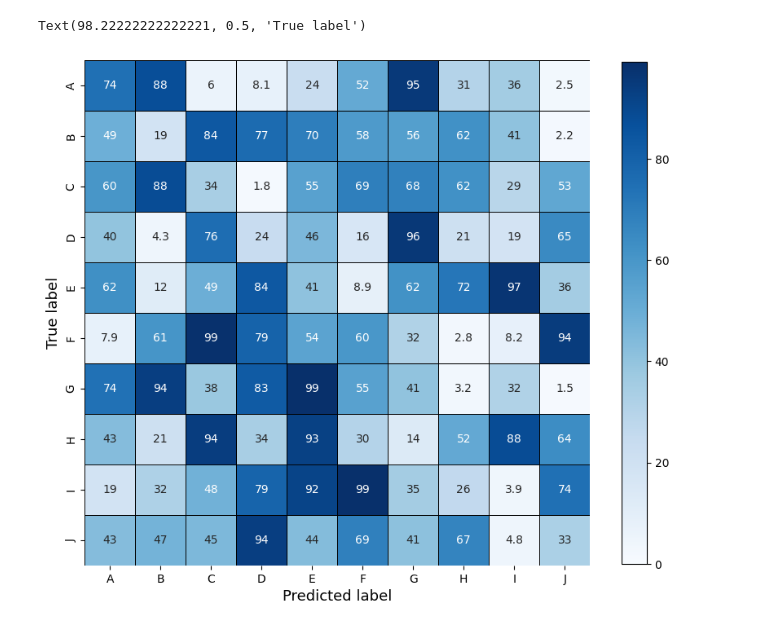
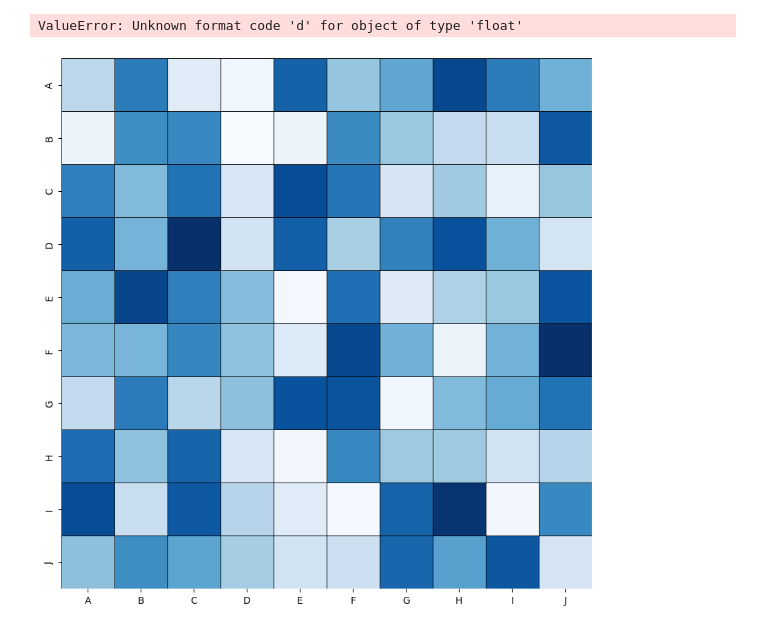
Before and after one commit to Vortex-AI-Group/Modulation-Classification-Library, a Jupyter notebook: download_datasets.ipynb, the cells around one changed output. Cells and saved outputs as stored; diff of their text form; code cells hidden in the pictures.

Commit message:
whenxuan: update the visual

```diff
--- a/download_datasets.ipynb
+++ b/download_datasets.ipynb
@@ -39,28 +39,28 @@ Text(0, 0.5, 'Classification Loss')
 # %%
 fig, ax = plt.subplots(figsize=(10, 10))
 
 from seaborn import heatmap
 
 confusion = heatmap(
     np.random.rand(10, 10) * 100,
     square=True,
     annot=True,
-    # fmt="d",
+    fmt="d",
     cmap="Blues",
     cbar=False,
     ax=ax,
     vmin=0,
     linecolor="k",
     linewidths=0.4,
     annot_kws={"size": 10},
     xticklabels=["A", "B", "C", "D", "E", "F", "G", "H", "I", "J"],
     yticklabels=["A", "B", "C", "D", "E", "F", "G", "H", "I", "J"],
 )
 cbar = confusion.figure.colorbar(
     confusion.collections[0], ax=confusion, location="right", shrink=0.8
 )
 ax.set_xlabel("Predicted label", fontsize=13)
 ax.set_ylabel("True label", fontsize=13)
 # %% [output]
-Text(98.22222222222221, 0.5, 'True label')
+ValueError: Unknown format code 'd' for object of type 'float'
-[figure, old version]
+[figure, new version]
```
Also changed, not shown: parts of 1 cell of this notebook, 2 other files.
